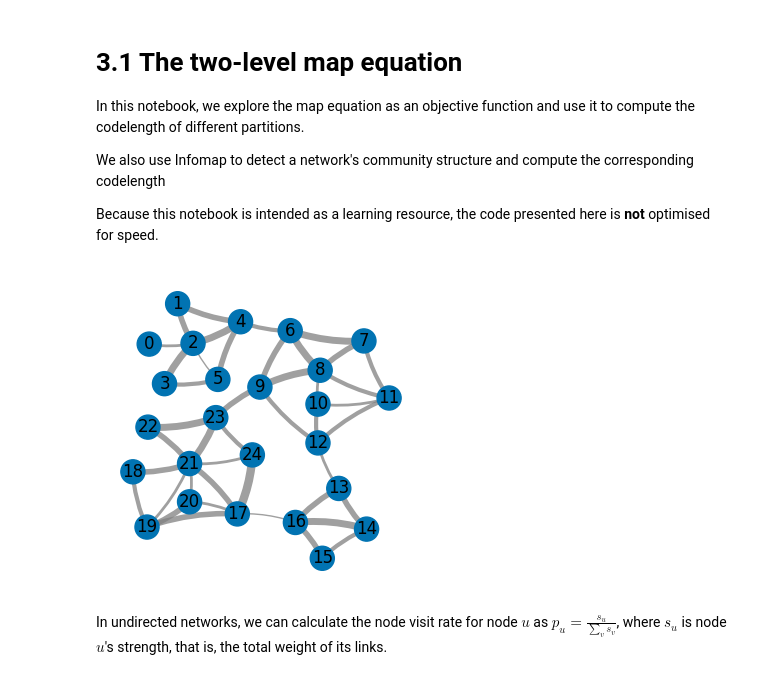
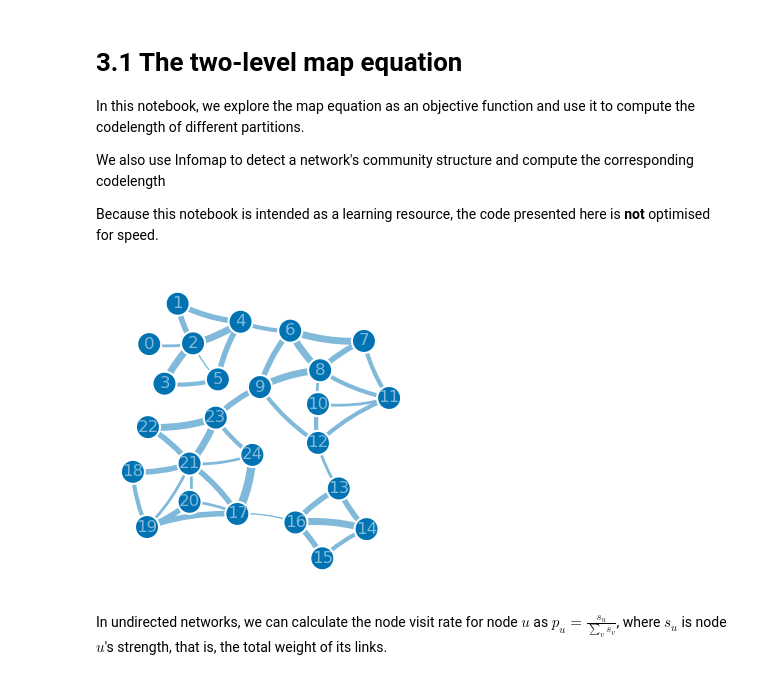
Before and after one commit to mapequation/infomap-tutorial-notebooks, a Jupyter notebook: 3.1 The two-level map equation.ipynb, the cells around one changed output. Saved outputs shown, nothing was run; the diff lists cells and outputs as text; code cells hidden in the pictures.

```diff
--- a/3.1 The two-level map equation.ipynb
+++ b/3.1 The two-level map equation.ipynb
@@ -24,18 +24,26 @@ sns.set_palette(sns.color_palette("colorblind"))
 # %%
 # we use the "standard" map equation example network and plot it below
 # the networks is weighted and undirected
 G, pos = get_map_equation_example_network()
 
 fig, ax = plt.subplots(1, 1, figsize = (4, 4))
 
-nx.draw_networkx_nodes(G = G, pos = pos, ax = ax, node_color = G.number_of_nodes() * [sns.color_palette()[0]])
-nx.draw_networkx_edges(G = G, pos = pos, ax = ax, edgelist = sorted(G.edges), width = [G.get_edge_data(*e)["weight"] for e in sorted(G.edges)], alpha = 0.75, arrows = True, connectionstyle = "arc3,rad=0.1", edge_color = "grey")
-nx.draw_networkx_labels(G = G, pos = pos, ax = ax)
+base_color = np.array(sns.color_palette()[0][:3])
+bright = tuple(0.5 * base_color + 0.5)
+
+nx.draw_networkx_nodes(G = G, pos = pos, ax = ax,
+                       node_color = G.number_of_nodes() * [sns.color_palette()[0]],
+                       edgecolors = 'white', linewidths = 1.5)
+nx.draw_networkx_edges(G = G, pos = pos, ax = ax, edgelist = sorted(G.edges),
+                       width = [G.get_edge_data(*e)["weight"] for e in sorted(G.edges)],
+                       arrows = True, connectionstyle = "arc3,rad=0.1",
+                       edge_color = [bright] * G.number_of_edges())
+nx.draw_networkx_labels(G = G, pos = pos, ax = ax, font_color = bright)
 
 ax.axis("off")
 plt.show()
 # %% [output]
-[figure, old version]
+[figure, new version]
 # %% [markdown]
 In undirected networks, we can calculate the node visit rate for node $u$ as $p_u = \frac{s_u}{\sum_v s_v}$, where $s_u$ is node $u$'s strength, that is, the total weight of its links.
 # %%
```
Also changed, not shown: parts of 1 cell of this notebook.
